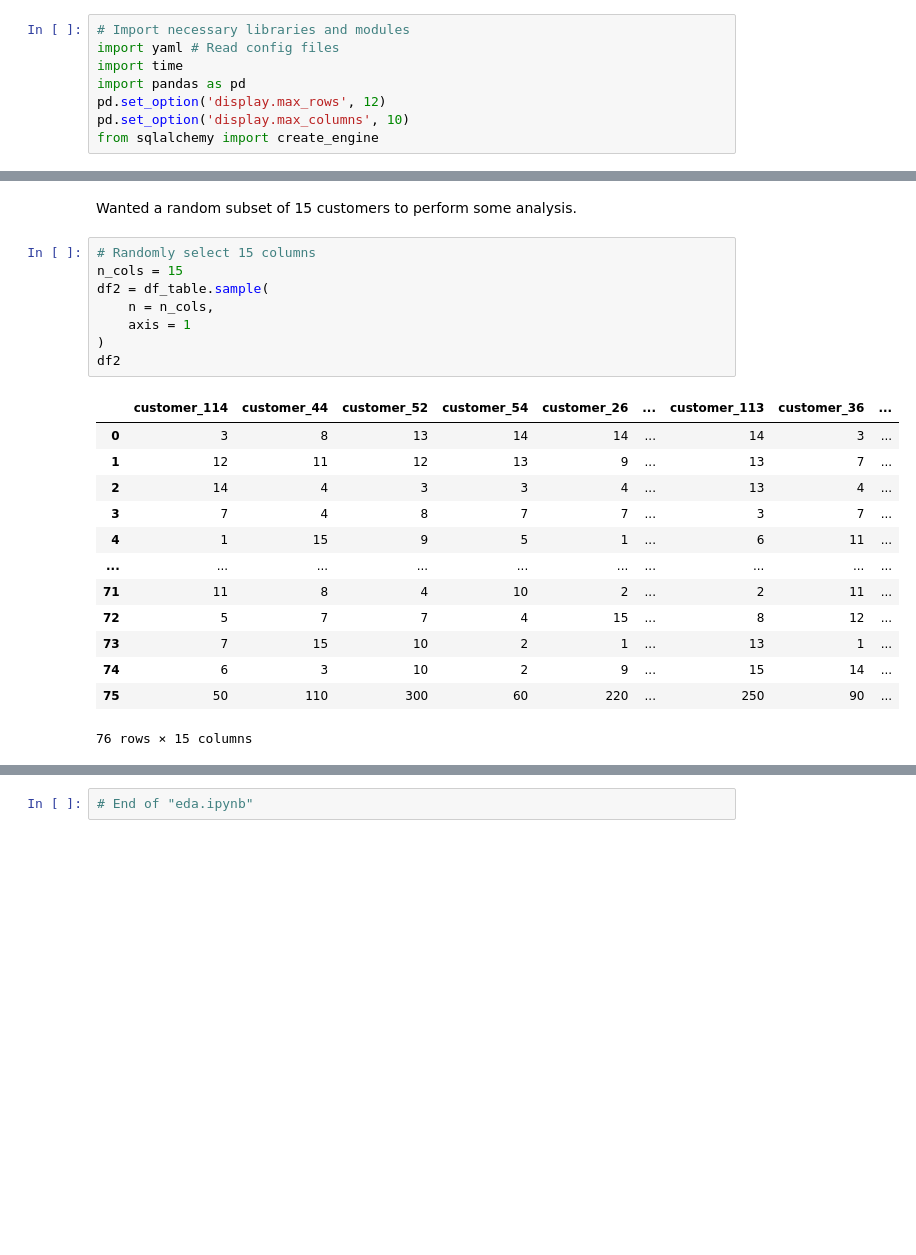
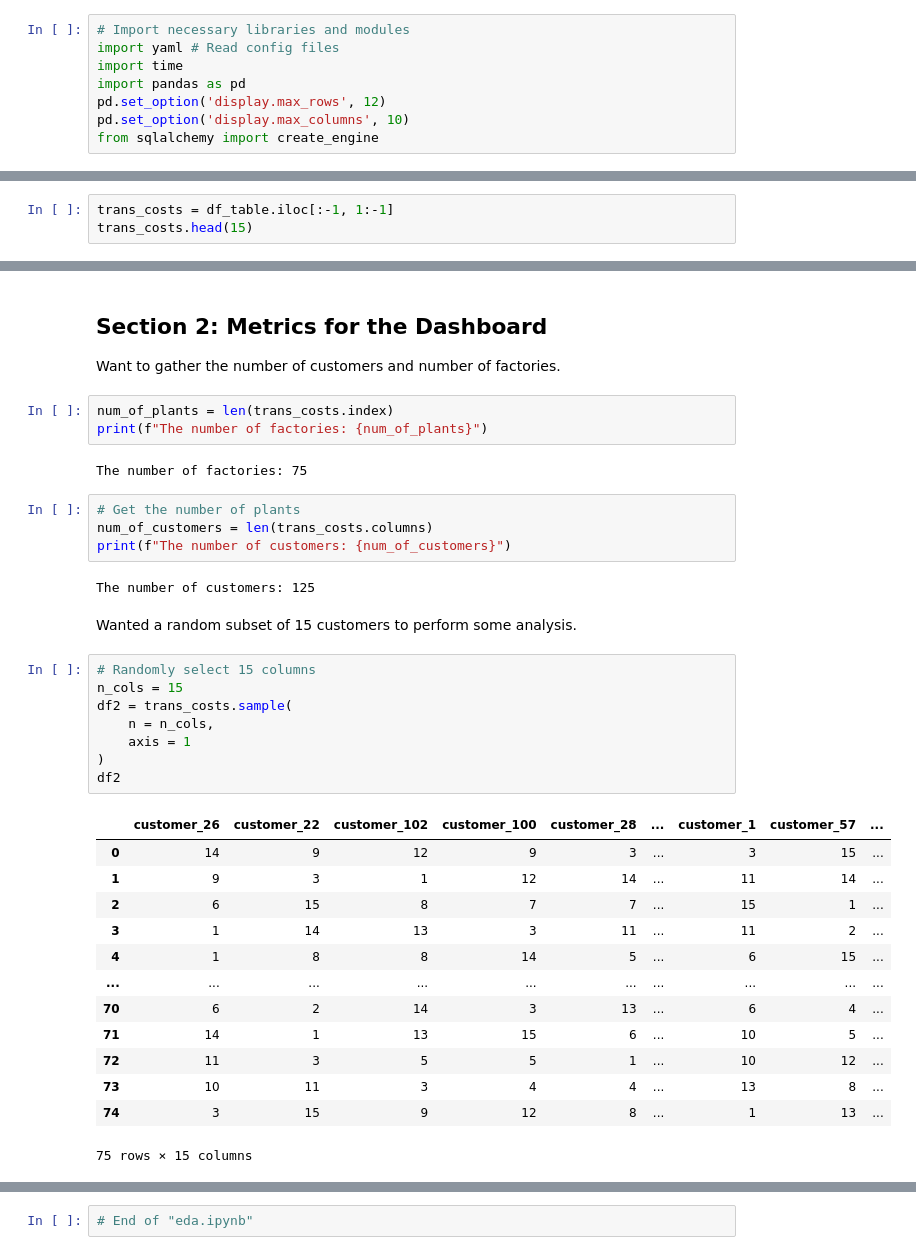
Before and after one commit to bravo-joe/supply-chain-optimization, a Jupyter notebook: eda.ipynb, the cells around one changed output, grey strips where cells are left out. Saved outputs shown, nothing was run; the diff lists cells and outputs as text; blank space fills up the shorter version.

```diff
--- a/eda.ipynb
+++ b/eda.ipynb
@@ -66,0 +73,3 @@ df_table.head(15)
+# %%
+trans_costs = df_table.iloc[:-1, 1:-1]
+trans_costs.head(15)
@@ -67,24 +90,38 @@ df_table.head(15)
+# %% [markdown]
+## Section 2: Metrics for the Dashboard
+Want to gather the number of customers and number of factories.
+# %%
+num_of_plants = len(trans_costs.index)
+print(f"The number of factories: {num_of_plants}")
+# %% [output]
+The number of factories: 75
+# %%
+# Get the number of plants
+num_of_customers = len(trans_costs.columns)
+print(f"The number of customers: {num_of_customers}")
+# %% [output]
+The number of customers: 125
 # %% [markdown]
 Wanted a random subset of 15 customers to perform some analysis.
 # %%
 # Randomly select 15 columns
 n_cols = 15
-df2 = df_table.sample(
+df2 = trans_costs.sample(
     n = n_cols,
     axis = 1
 )
 df2
 # %% [output]
-|  | customer_114 | customer_44 | customer_52 | customer_54 | customer_26 | ... | customer_113 | customer_36 | ... |
-| 0 | 3 | 8 | 13 | 14 | 14 | ... | 14 | 3 | ... |
-| 1 | 12 | 11 | 12 | 13 | 9 | ... | 13 | 7 | ... |
-| 2 | 14 | 4 | 3 | 3 | 4 | ... | 13 | 4 | ... |
-| 3 | 7 | 4 | 8 | 7 | 7 | ... | 3 | 7 | ... |
-| 4 | 1 | 15 | 9 | 5 | 1 | ... | 6 | 11 | ... |
+|  | customer_26 | customer_22 | customer_102 | customer_100 | customer_28 | ... | customer_1 | customer_57 | ... |
+| 0 | 14 | 9 | 12 | 9 | 3 | ... | 3 | 15 | ... |
+| 1 | 9 | 3 | 1 | 12 | 14 | ... | 11 | 14 | ... |
+| 2 | 6 | 15 | 8 | 7 | 7 | ... | 15 | 1 | ... |
+| 3 | 1 | 14 | 13 | 3 | 11 | ... | 11 | 2 | ... |
+| 4 | 1 | 8 | 8 | 14 | 5 | ... | 6 | 15 | ... |
 | ... | ... | ... | ... | ... | ... | ... | ... | ... | ... |
-| 71 | 11 | 8 | 4 | 10 | 2 | ... | 2 | 11 | ... |
-| 72 | 5 | 7 | 7 | 4 | 15 | ... | 8 | 12 | ... |
-| 73 | 7 | 15 | 10 | 2 | 1 | ... | 13 | 1 | ... |
-| 74 | 6 | 3 | 10 | 2 | 9 | ... | 15 | 14 | ... |
-| 75 | 50 | 110 | 300 | 60 | 220 | ... | 250 | 90 | ... |
+| 70 | 6 | 2 | 14 | 3 | 13 | ... | 6 | 4 | ... |
+| 71 | 14 | 1 | 13 | 15 | 6 | ... | 10 | 5 | ... |
+| 72 | 11 | 3 | 5 | 5 | 1 | ... | 10 | 12 | ... |
+| 73 | 10 | 11 | 3 | 4 | 4 | ... | 13 | 8 | ... |
+| 74 | 3 | 15 | 9 | 12 | 8 | ... | 1 | 13 | ... |
-76 rows × 15 columns
+75 rows × 15 columns
```
Also changed, not shown: parts of 18 cells of this notebook.
